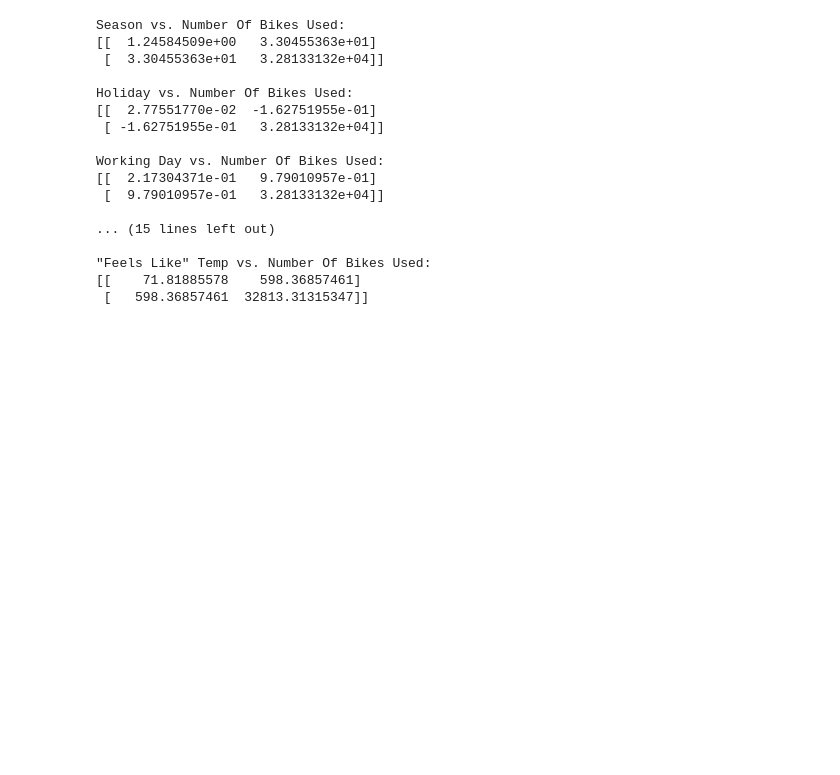
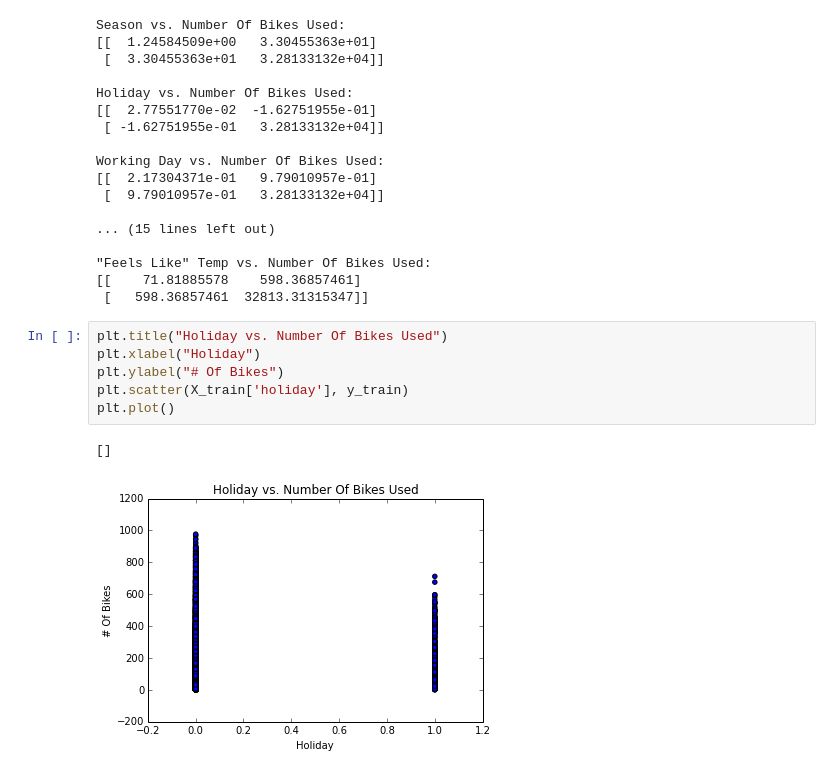
Before and after one commit to gavinmh/GADS12-NYC-Students, a Jupyter notebook: projects/kevin_mcalear/city_bike_project/city_bike_project.ipynb, the cells around one changed output. Saved outputs shown, nothing was run; the diff lists cells and outputs as text; blank space fills up the shorter version.

```diff
--- a/projects/kevin_mcalear/city_bike_project/city_bike_project.ipynb
+++ b/projects/kevin_mcalear/city_bike_project/city_bike_project.ipynb
@@ -245,3 +249,12 @@ Working Day vs. Number Of Bikes Used:
 "Feels Like" Temp vs. Number Of Bikes Used:
 [[    71.81885578    598.36857461]
  [   598.36857461  32813.31315347]]
+# %%
+plt.title("Holiday vs. Number Of Bikes Used")
+plt.xlabel("Holiday")
+plt.ylabel("# Of Bikes")
+plt.scatter(X_train['holiday'], y_train)
+plt.plot()
+# %% [output]
+[]
+[figure, added]
```
Also changed, not shown: parts of 8 cells of this notebook, 1 other file.
